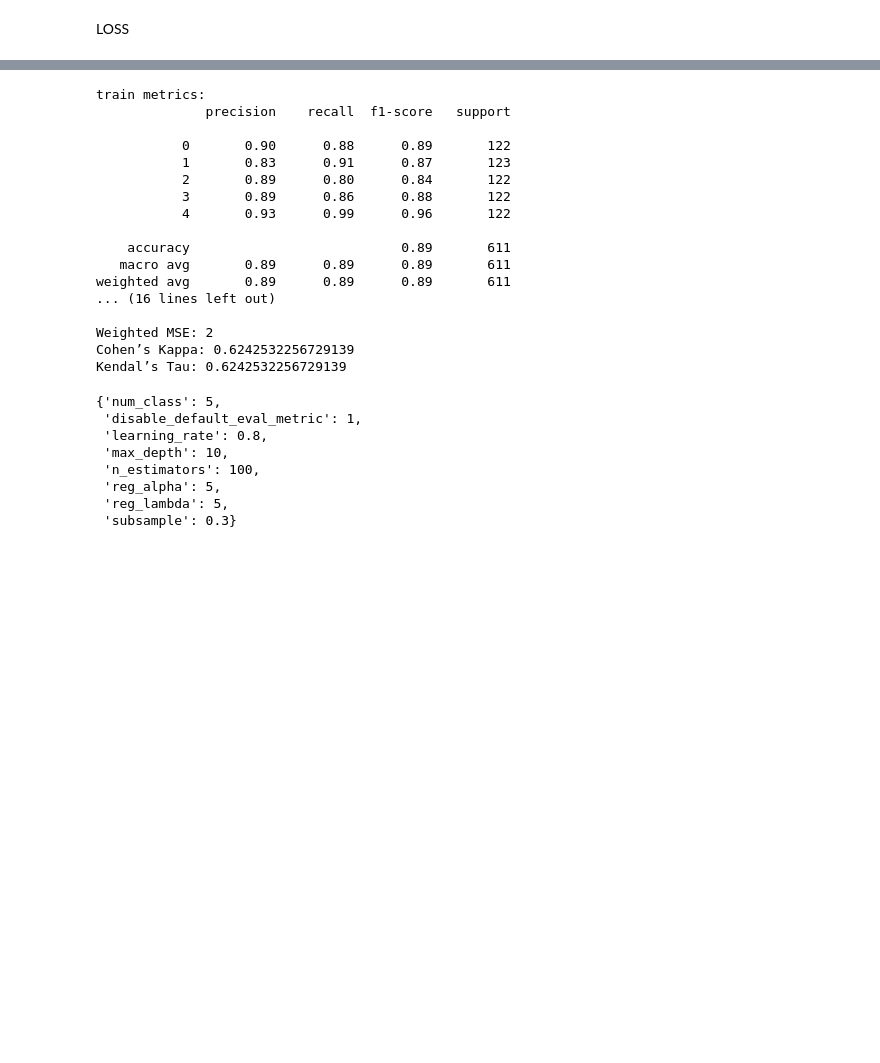
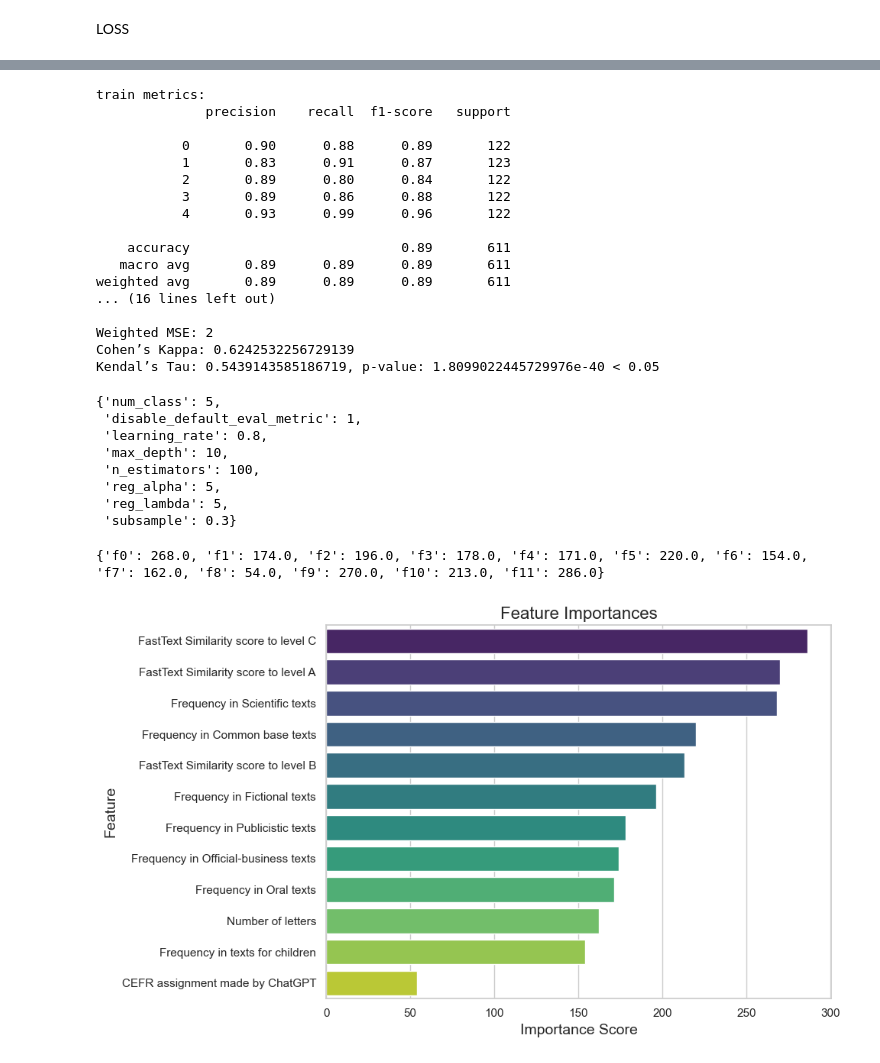
Before and after one commit to axardion/kazakh_words_level_pred, a Jupyter notebook: training-Copy1.ipynb, the cells around one changed output, grey strips where cells are left out. Drawn from its saved outputs; the diff is of its cells as text; code cells hidden in the pictures; blank space fills up the shorter version.

```diff
--- a/training-Copy1.ipynb
+++ b/training-Copy1.ipynb
@@ -673,7 +609,7 @@ print(f"Kendal’s Tau: {weighted_kappa(y_train, y_pred_train)}")
 print(f'test metrics: \n{classification_report(y_test, y_pred_test)}')
 print(f"Weighted MSE: {weighted_mse(y_test, y_pred_test)}")
 print(f"Cohen’s Kappa: {weighted_kappa(y_test, y_pred_test)}")
-print(f"Kendal’s Tau: {weighted_kappa(y_test, y_pred_test)}")
+print(f"Kendal’s Tau: {kendalltau(y_test, y_pred_test)[0]}, p-value: {kendalltau(y_test, y_pred_test)[1]} < 0.05")
 # %% [output]
 train metrics:
               precision    recall  f1-score   support
@@ -691,7 +627,7 @@ weighted avg       0.89      0.89      0.89       611
 
 Weighted MSE: 2
 Cohen’s Kappa: 0.6242532256729139
-Kendal’s Tau: 0.6242532256729139
+Kendal’s Tau: 0.5439143585186719, p-value: 1.8099022445729976e-40 < 0.05
 # %%
 best_params
 # %% [output]
@@ -703,3 +639,65 @@ best_params
  'reg_alpha': 5,
  'reg_lambda': 5,
  'subsample': 0.3}
+# %%
+importances = final_model.get_score(importance_type='weight')
+print(importances)
+# %% [output]
+{'f0': 268.0, 'f1': 174.0, 'f2': 196.0, 'f3': 178.0, 'f4': 171.0, 'f5': 220.0, 'f6': 154.0, 'f7': 162.0, 'f8': 54.0, 'f9': 270.0, 'f10': 213.0, 'f11': 286.0}
+# %%
+rename_dict = {
+    'f0': 'f1',
+    'f1': 'f2',
+    'f2': 'f3',
+    'f3': 'f4',
+    'f4': 'f5',
+    'f5': 'f6',
+    'f6': 'f7',
+    'f7': 'number_of_letters',
+    'f8': 'chatgpt_score_encoded',
+    'f9': 'fasttext_A_sim',
+    'f10': 'fasttext_B_sim',
+    'f11': 'fasttext_C_sim'
+}
+import pandas as pd
+import matplotlib.pyplot as plt
+import seaborn as sns
+
+importances = {
+    'f0': 268.0, 'f1': 174.0, 'f2': 196.0, 'f3': 178.0,
+    'f4': 171.0, 'f5': 220.0, 'f6': 154.0, 'f7': 162.0,
+    'f8': 54.0, 'f9': 270.0, 'f10': 213.0, 'f11': 286.0
+}
+
+df_importances = pd.DataFrame(list(importances.items()), columns=['Feature', 'Importance'])
+
+rename_dict = {
+    'f0': 'Frequency in Scientific texts',
+    'f1': 'Frequency in Official-business texts',
+    'f2': 'Frequency in Fictional texts',
+    'f3': 'Frequency in Publicistic texts',
+    'f4': 'Frequency in Oral texts',
+    'f5': 'Frequency in Common base texts',
+    'f6': 'Frequency in texts for children',
+    'f7': 'Number of letters',
+    'f8': 'CEFR assignment made by ChatGPT',
+    'f9': 'FastText Similarity score to level A',
+    'f10': 'FastText Similarity score to level B',
+    'f11': 'FastText Similarity score to level C'
+}
+df_importances['Feature'] = df_importances['Feature'].map(rename_dict)
+
+df_importances = df_importances.sort_values('Importance', ascending=False)
+
+sns.set(style="whitegrid")
+plt.figure(figsize=(10, 6))
+sns.barplot(x='Importance', y='Feature', data=df_importances, palette='viridis')
+plt.title("Feature Importances", fontsize=16)
+plt.xlabel("Importance Score", fontsize=14)
+plt.ylabel("Feature", fontsize=14)
+plt.tight_layout()
+plt.savefig('featImp.png', dpi=300, bbox_inches='tight')
+plt.savefig('featImp.pdf', dpi=300, bbox_inches='tight')
+plt.show()
+# %% [output]
+[figure, added]
```
Also changed, not shown: parts of 11 cells of this notebook.
